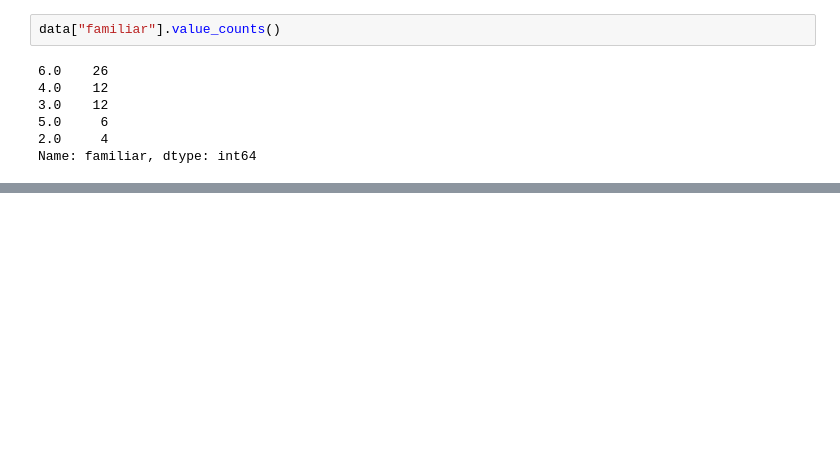
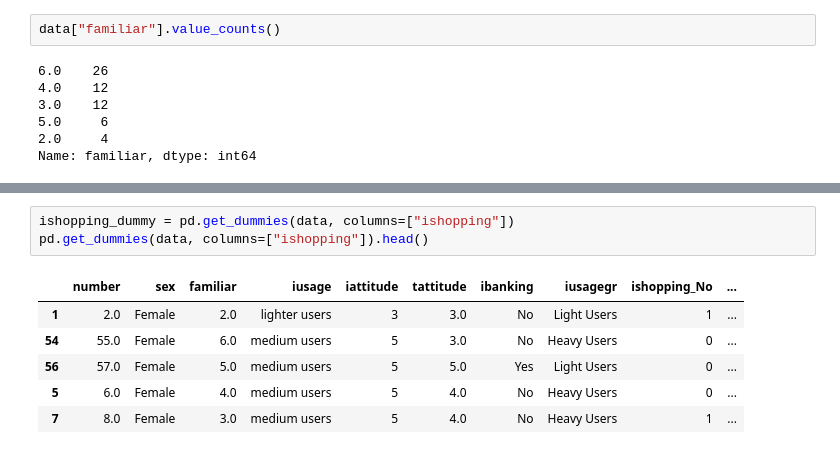
Before and after one commit to hinoha/mkt3722_assignment_3_part_1, a Jupyter notebook: mkt3722 assignment 3 - internet usage.ipynb, the cells around one changed output, grey strips where cells are left out. Drawn from its saved outputs; the diff is of its cells as text; blank space fills up the shorter version.

```diff
--- a/mkt3722 assignment 3 - internet usage.ipynb
+++ b/mkt3722 assignment 3 - internet usage.ipynb
@@ -137,0 +358,10 @@ data.head()
+# %%
+ishopping_dummy = pd.get_dummies(data, columns=["ishopping"])
+pd.get_dummies(data, columns=["ishopping"]).head()
+# %% [output]
+|  | number | sex | familiar | iusage | iattitude | tattitude | ibanking | iusagegr | ishopping_No | ... |
+| 1 | 2.0 | Female | 2.0 | lighter users | 3 | 3.0 | No | Light Users | 1 | ... |
+| 54 | 55.0 | Female | 6.0 | medium users | 5 | 3.0 | No | Heavy Users | 0 | ... |
+| 56 | 57.0 | Female | 5.0 | medium users | 5 | 5.0 | Yes | Light Users | 0 | ... |
+| 5 | 6.0 | Female | 4.0 | medium users | 5 | 4.0 | No | Heavy Users | 0 | ... |
+| 7 | 8.0 | Female | 3.0 | medium users | 5 | 4.0 | No | Heavy Users | 1 | ... |
```
Also changed, not shown: parts of 25 cells of this notebook.
